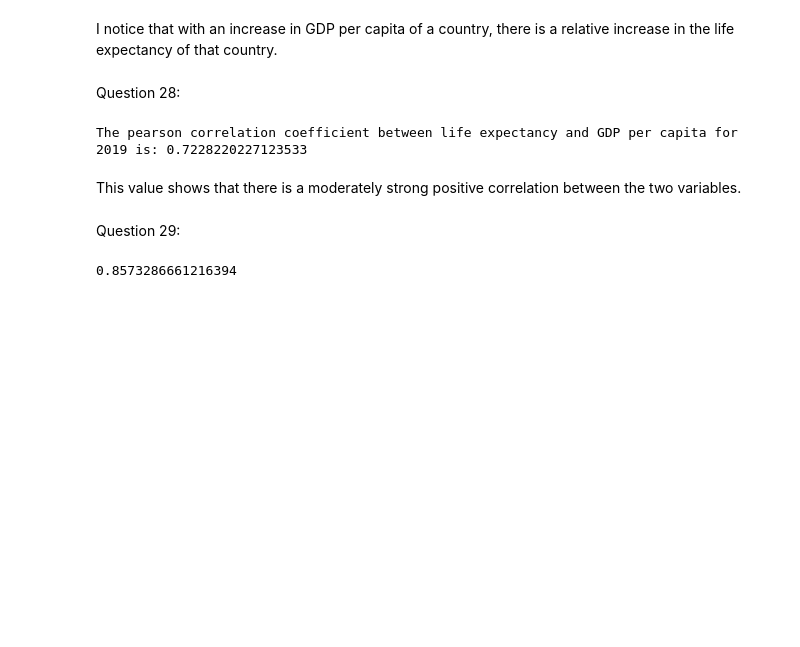
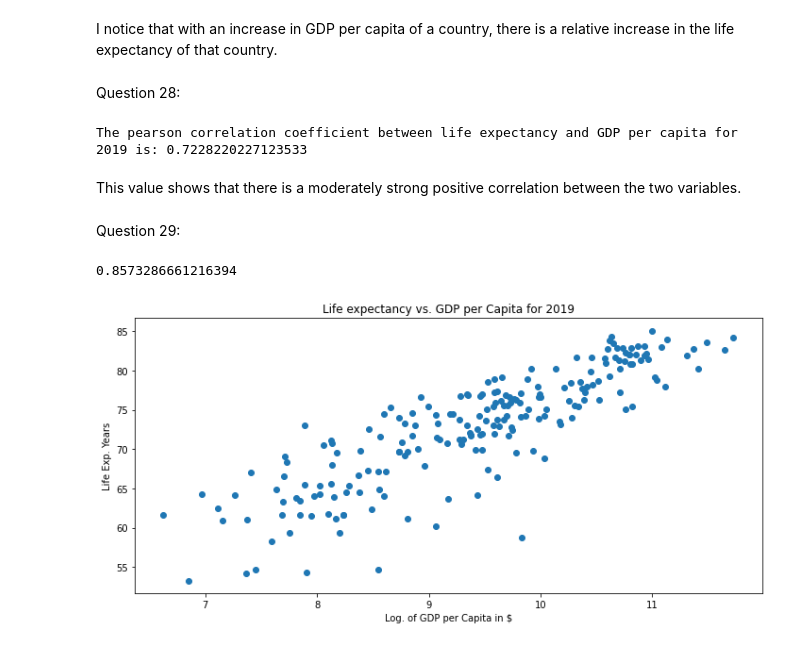
Before and after one commit to nss-data-science-cohort-6/un_data_question-jmayf123, a Jupyter notebook: notebooks/UN_Data_Exploration.ipynb, the cells around one changed output. Saved outputs shown, nothing was run; the diff lists cells and outputs as text; code cells hidden in the pictures; blank space fills up the shorter version.

```diff
--- a/notebooks/UN_Data_Exploration.ipynb
+++ b/notebooks/UN_Data_Exploration.ipynb
@@ -372,3 +372,11 @@ correlation_2 = gdp_le_2019['Life_Expectancy'].corr(gdp_le_2019['Log_GDP_Per_Cap
 print(correlation_2)
 # %% [output]
 0.8573286661216394
+# %%
+plt.scatter(gdp_le_2019['Log_GDP_Per_Capita'], gdp_le_2019['Life_Expectancy'])
+plt.title('Life expectancy vs. GDP per Capita for 2019')
+plt.xlabel('Log. of GDP per Capita in $')
+plt.ylabel('Life Exp. Years')
+plt.show()
+# %% [output]
+[figure, added]
```
Also changed, not shown: parts of 1 cell of this notebook.
